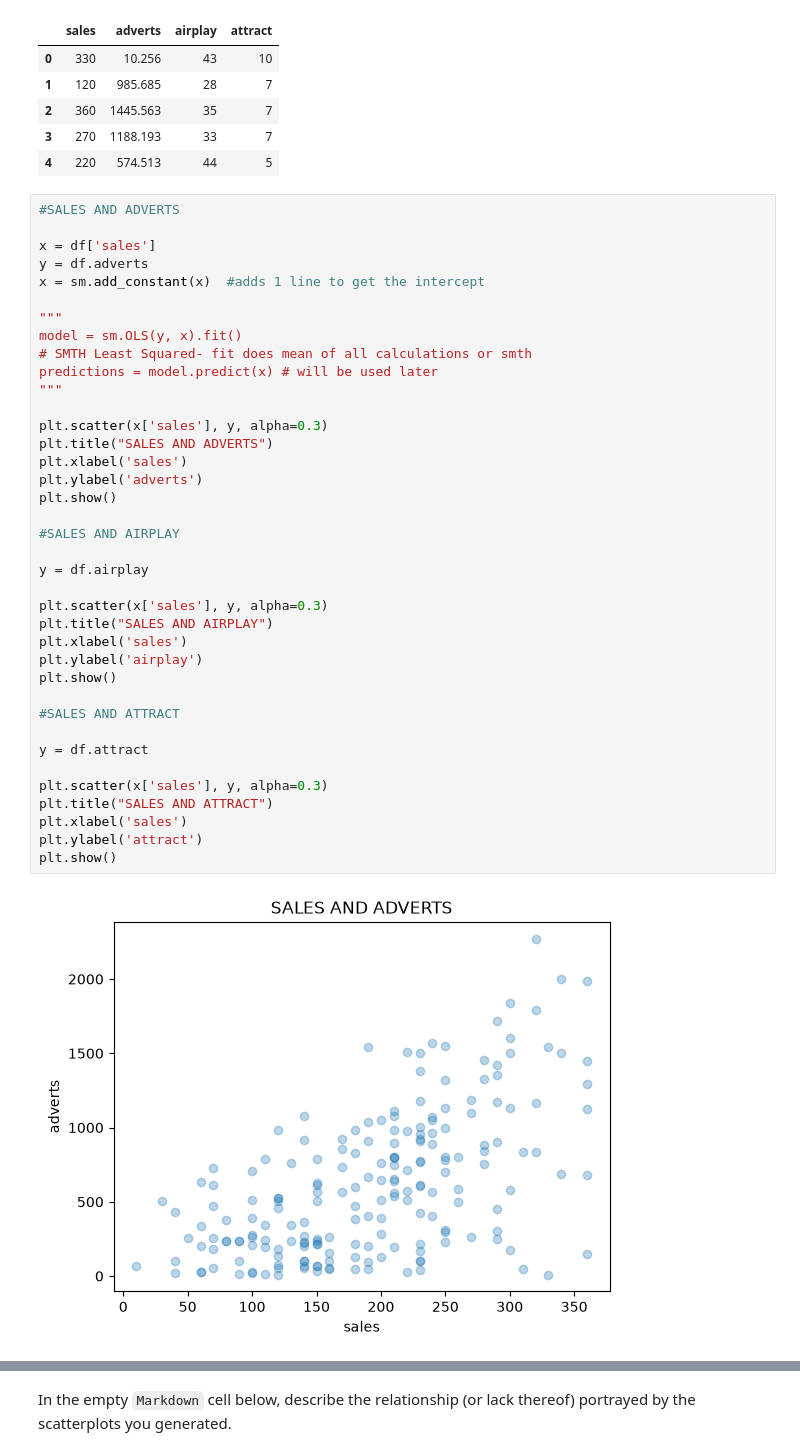
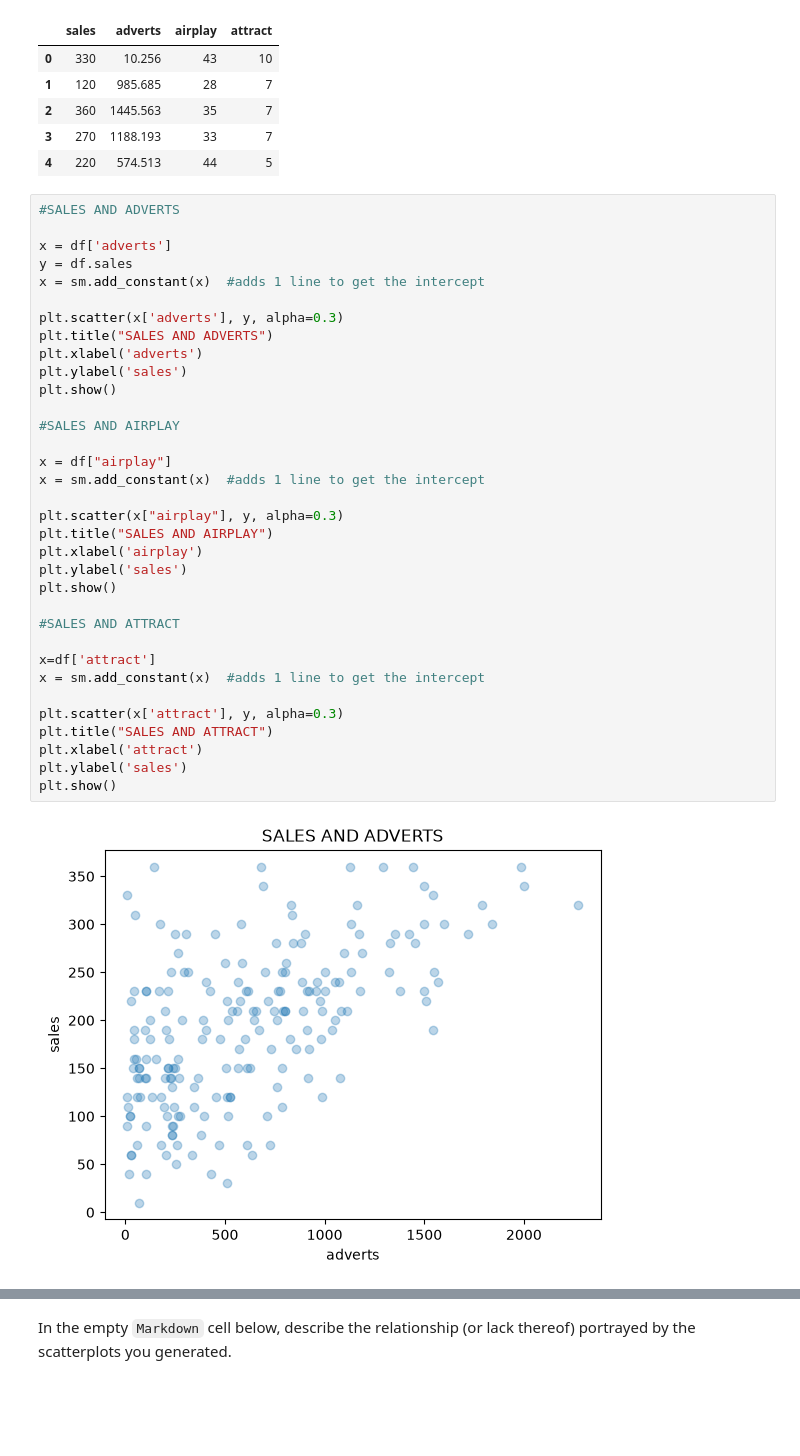
Before and after one commit to esanc25/CSCI-4047-800, a Jupyter notebook: Mod04 Regression/Sanchez_Emily_Assignment_4.ipynb, the cells around one changed output, grey strips where cells are left out. Cells and saved outputs as stored; diff of their text form; blank space fills up the shorter version.

```diff
--- a/Mod04 Regression/Sanchez_Emily_Assignment_4.ipynb
+++ b/Mod04 Regression/Sanchez_Emily_Assignment_4.ipynb
@@ -33,40 +33,36 @@ df.head()
 # %%
 #SALES AND ADVERTS
 
-x = df['sales']
-y = df.adverts
+x = df['adverts']
+y = df.sales
 x = sm.add_constant(x)  #adds 1 line to get the intercept
 
-"""
-model = sm.OLS(y, x).fit()
-# SMTH Least Squared- fit does mean of all calculations or smth
-predictions = model.predict(x) # will be used later
-"""
-
-plt.scatter(x['sales'], y, alpha=0.3)
+plt.scatter(x['adverts'], y, alpha=0.3)
 plt.title("SALES AND ADVERTS")
-plt.xlabel('sales')
-plt.ylabel('adverts')
+plt.xlabel('adverts')
+plt.ylabel('sales')
 plt.show()
 
 #SALES AND AIRPLAY
 
-y = df.airplay
+x = df["airplay"]
+x = sm.add_constant(x)  #adds 1 line to get the intercept
 
-plt.scatter(x['sales'], y, alpha=0.3)
+plt.scatter(x["airplay"], y, alpha=0.3)
 plt.title("SALES AND AIRPLAY")
-plt.xlabel('sales')
-plt.ylabel('airplay')
+plt.xlabel('airplay')
+plt.ylabel('sales')
 plt.show()
 
 #SALES AND ATTRACT
 
-y = df.attract
+x=df['attract']
+x = sm.add_constant(x)  #adds 1 line to get the intercept
 
-plt.scatter(x['sales'], y, alpha=0.3)
+plt.scatter(x['attract'], y, alpha=0.3)
 plt.title("SALES AND ATTRACT")
-plt.xlabel('sales')
-plt.ylabel('attract')
+plt.xlabel('attract')
+plt.ylabel('sales')
 plt.show()
 # %% [output]
-[figure, old version]
+[figure, new version]
```
Also changed, not shown: parts of 8 cells of this notebook.
